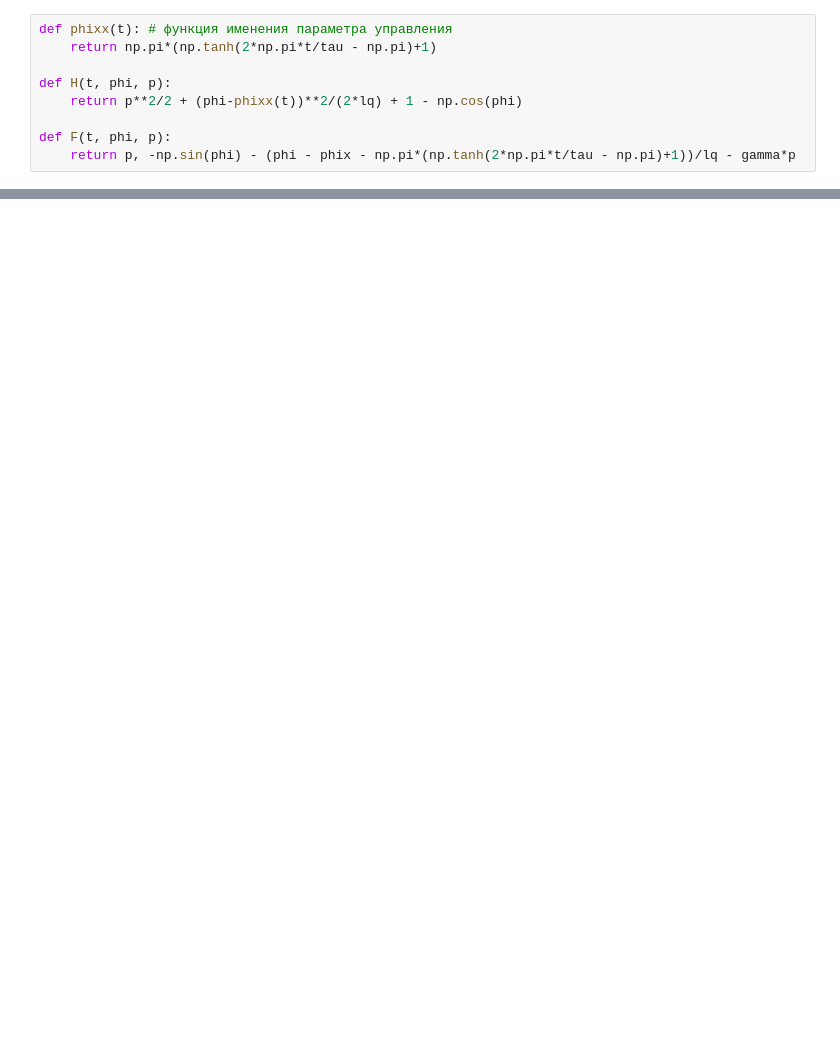
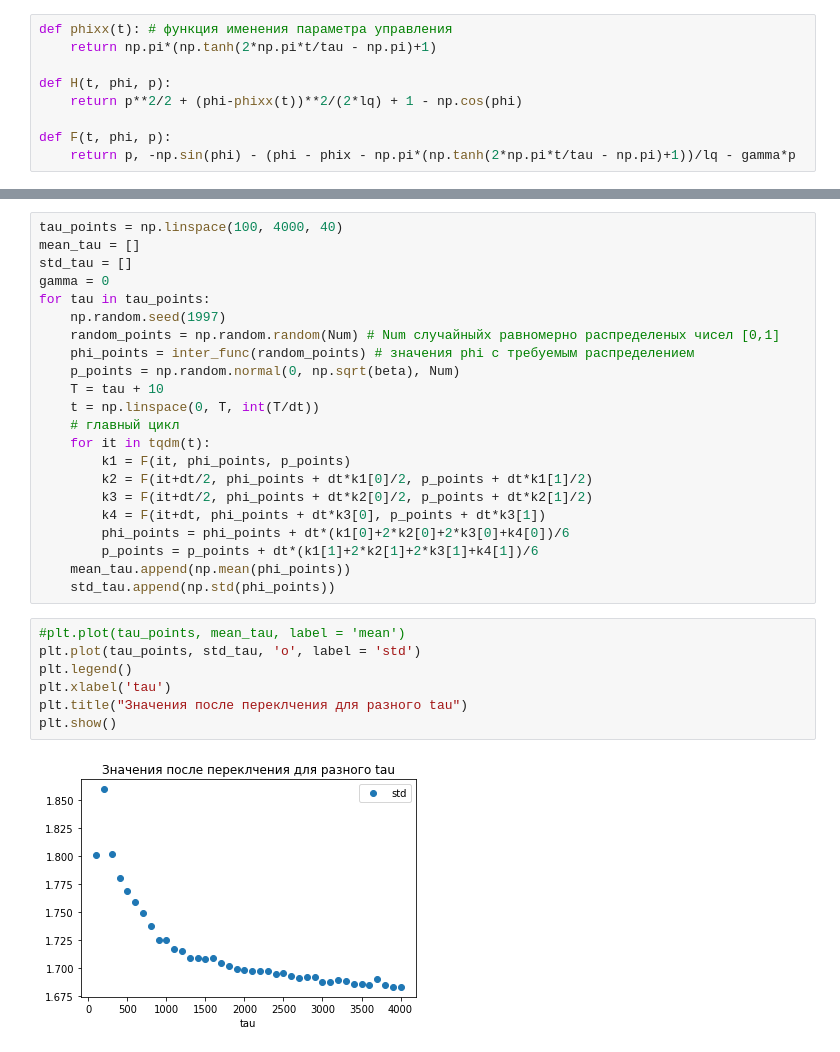
Before and after one commit to Gorchavkina/neuron_new, a Jupyter notebook: first_plot.ipynb, the cells around one changed output, grey strips where cells are left out. Saved outputs shown, nothing was run; the diff lists cells and outputs as text; blank space fills up the shorter version.

```diff
--- a/first_plot.ipynb
+++ b/first_plot.ipynb
@@ -116,0 +103,31 @@ plt.show()
+# %%
+tau_points = np.linspace(100, 4000, 40)
+mean_tau = []
+std_tau = []
+gamma = 0
+for tau in tau_points:
+    np.random.seed(1997)
+    random_points = np.random.random(Num) # Num случайныйх равномерно распределеных чисел [0,1]
+    phi_points = inter_func(random_points) # значения phi c требуемым распределением
+    p_points = np.random.normal(0, np.sqrt(beta), Num)
+    T = tau + 10
+    t = np.linspace(0, T, int(T/dt))
+    # главный цикл
+    for it in tqdm(t):
+        k1 = F(it, phi_points, p_points)
+        k2 = F(it+dt/2, phi_points + dt*k1[0]/2, p_points + dt*k1[1]/2)
+        k3 = F(it+dt/2, phi_points + dt*k2[0]/2, p_points + dt*k2[1]/2)
+        k4 = F(it+dt, phi_points + dt*k3[0], p_points + dt*k3[1])
+        phi_points = phi_points + dt*(k1[0]+2*k2[0]+2*k3[0]+k4[0])/6
+        p_points = p_points + dt*(k1[1]+2*k2[1]+2*k3[1]+k4[1])/6
+    mean_tau.append(np.mean(phi_points))
+    std_tau.append(np.std(phi_points))
+# %%
+#plt.plot(tau_points, mean_tau, label = 'mean')
+plt.plot(tau_points, std_tau, 'o', label = 'std')
+plt.legend()
+plt.xlabel('tau')
+plt.title("Значения после переклчения для разного tau")
+plt.show()
+# %% [output]
+[figure, added]
```
Also changed, not shown: parts of 13 cells of this notebook.
